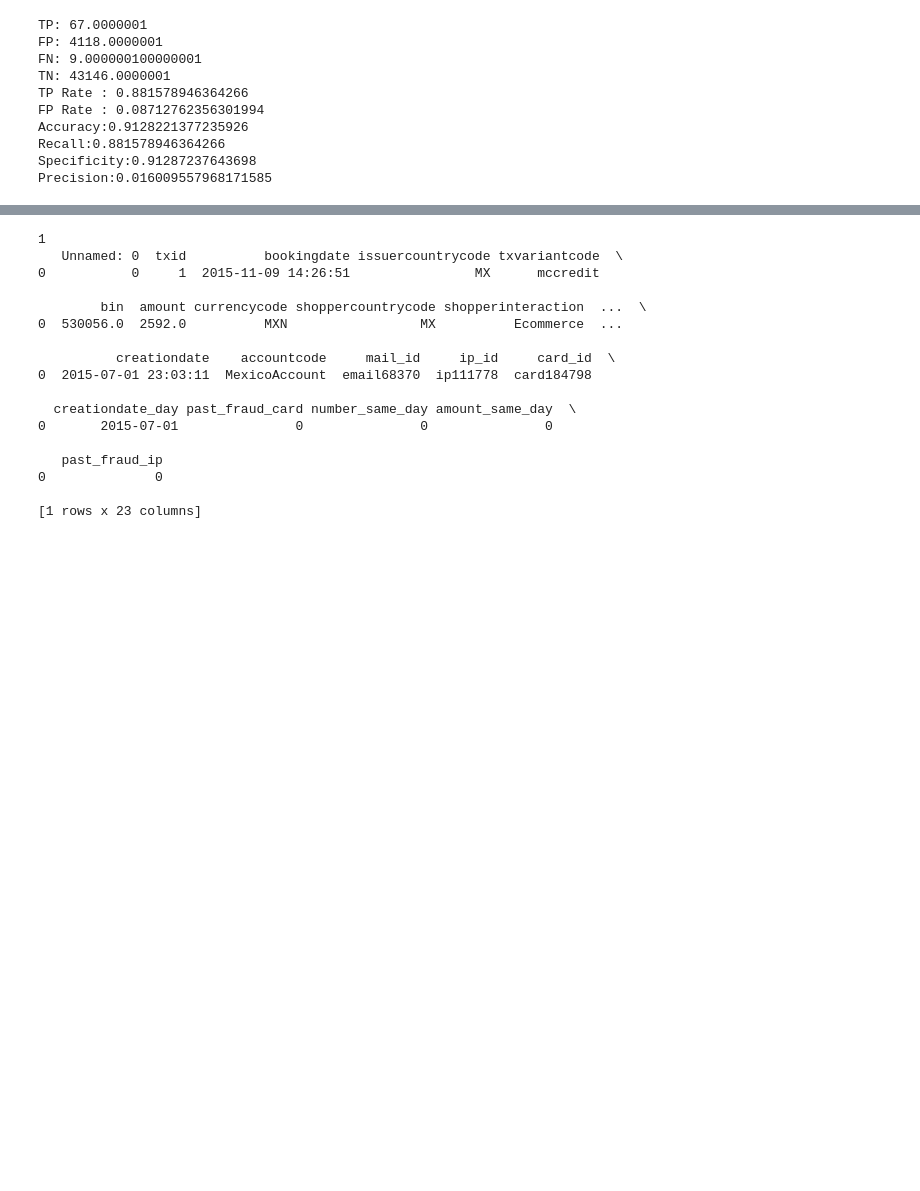
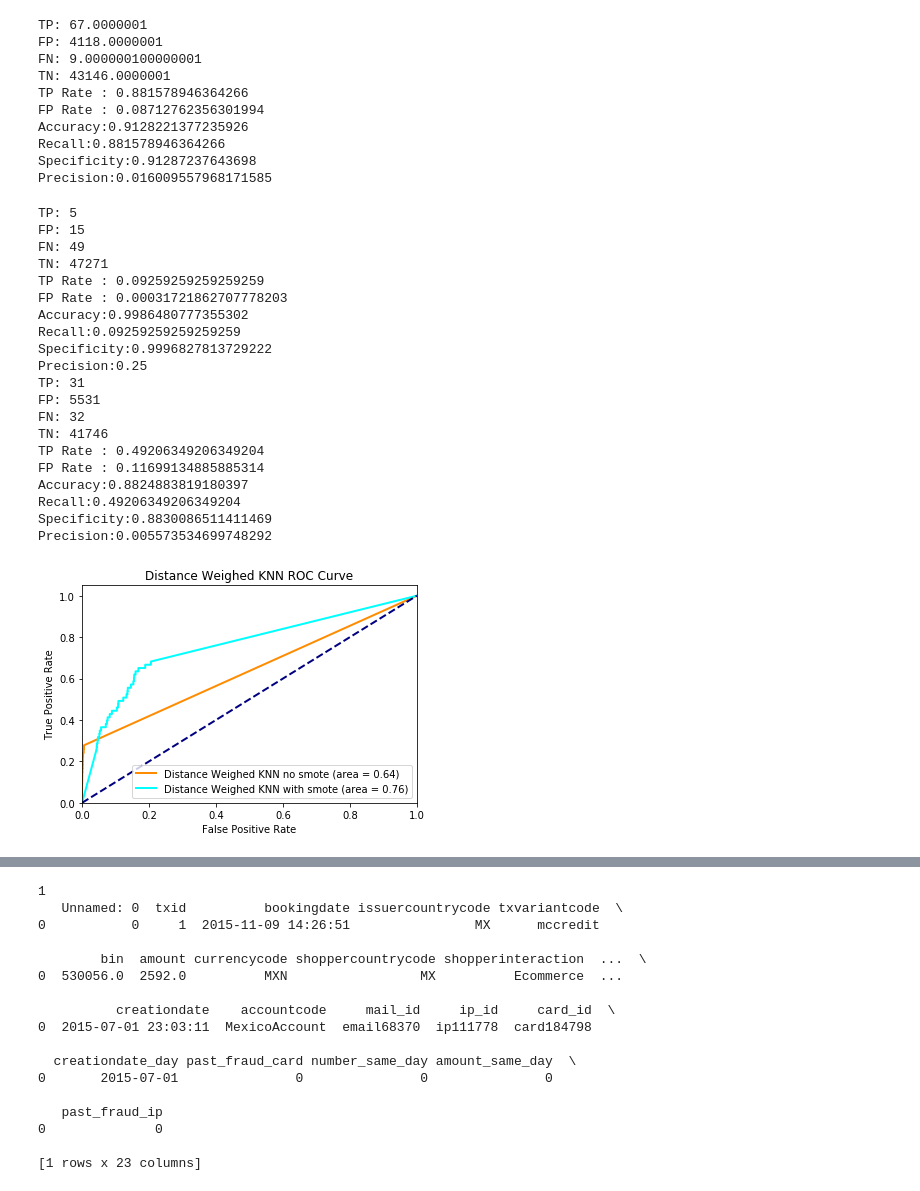
Before and after one commit to sirpandemona/CDA, a Jupyter notebook: Exercise 1/pipeline.ipynb, the cells around one changed output, grey strips where cells are left out. Saved outputs shown, nothing was run; the diff lists cells and outputs as text; code cells hidden in the pictures; blank space fills up the shorter version.

Commit message:
Updated roc curve

```diff
--- a/Exercise 1/pipeline.ipynb
+++ b/Exercise 1/pipeline.ipynb
@@ -227,11 +251,13 @@ def evaluate_classifier(x,y,clf, use_PCA = False):
     print('Precision:' + str(prec))
 
 #Run the ML algorithm withour cross validation
-def test_classifier(x,y,clf, use_PCA=False, name='Receiver operating characteristic'):
-    TP, FP, FN, TN = 0.0000001, 0.0000001, 0.0000001, 0.0000001
+def test_classifier(x,y,clf,color,name, use_PCA=False, use_smote=False):
+    TP, FP, FN, TN = 0, 0, 0, 0
     x_train, x_test, y_train, y_test = train_test_split(x, y, test_size = 0.2)
-    x_train, y_train = sm.fit_resample(x_train, y_train)
-   # print(x_train)
+
+    if use_smote:
+        x_train, y_train = sm.fit_resample(x_train, y_train)
+
     if use_PCA:
         pca = PCA(n_components=2)
         pca.fit(x_train)
@@ -258,7 +284,7 @@ def test_classifier(x,y,clf, use_PCA=False, name='Receiver operating characteris
     tp_rate = TP/(TP+FN)
     fp_rate = FP/(FP+TN)
 
-    plot_roc_curve(clf, y_test, x_test, name)
+    plot_roc_curve_line(clf, y_test, x_test, color, name)
 
     print ('TP: '+ str(TP))
     print ('FP: '+ str(FP))
@@ -350,8 +376,33 @@ Recall:0.881578946364266
 Specificity:0.91287237643698
 Precision:0.016009557968171585
 # %%
+name = "Distance Weighed KNN"
+plt.figure()
+
 clf = neighbors.KNeighborsClassifier(n_neighbors=5, weights = 'distance')
-print("SMOTE")
-test_classifier(x,y,clf,ub_method = sm, use_PCA=False)
-print("Near Miss")
-test_classifier(x,y,clf,ub_method = nm, use_PCA=False)
+test_classifier(x,y,clf,'darkorange',name+" no smote", use_PCA=True)
+test_classifier(x,y,clf,'aqua',name+" with smote", use_PCA=True, use_smote=True)
+
+plot_roc_left(name)
+# %% [output]
+TP: 5
+FP: 15
+FN: 49
+TN: 47271
+TP Rate : 0.09259259259259259
+FP Rate : 0.00031721862707778203
+Accuracy:0.9986480777355302
+Recall:0.09259259259259259
+Specificity:0.9996827813729222
+Precision:0.25
+TP: 31
+FP: 5531
+FN: 32
+TN: 41746
+TP Rate : 0.49206349206349204
+FP Rate : 0.11699134885885314
+Accuracy:0.8824883819180397
+Recall:0.49206349206349204
+Specificity:0.8830086511411469
+Precision:0.005573534699748292
+[figure, added]
```
Also changed, not shown: parts of 4 cells of this notebook.
